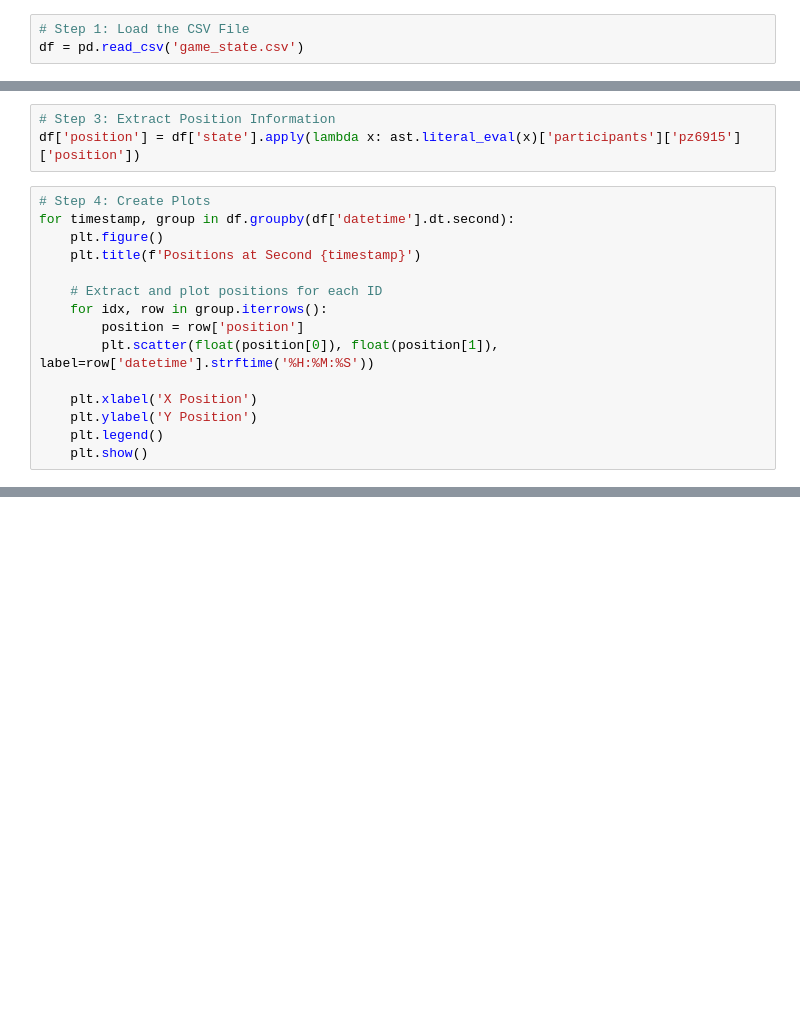
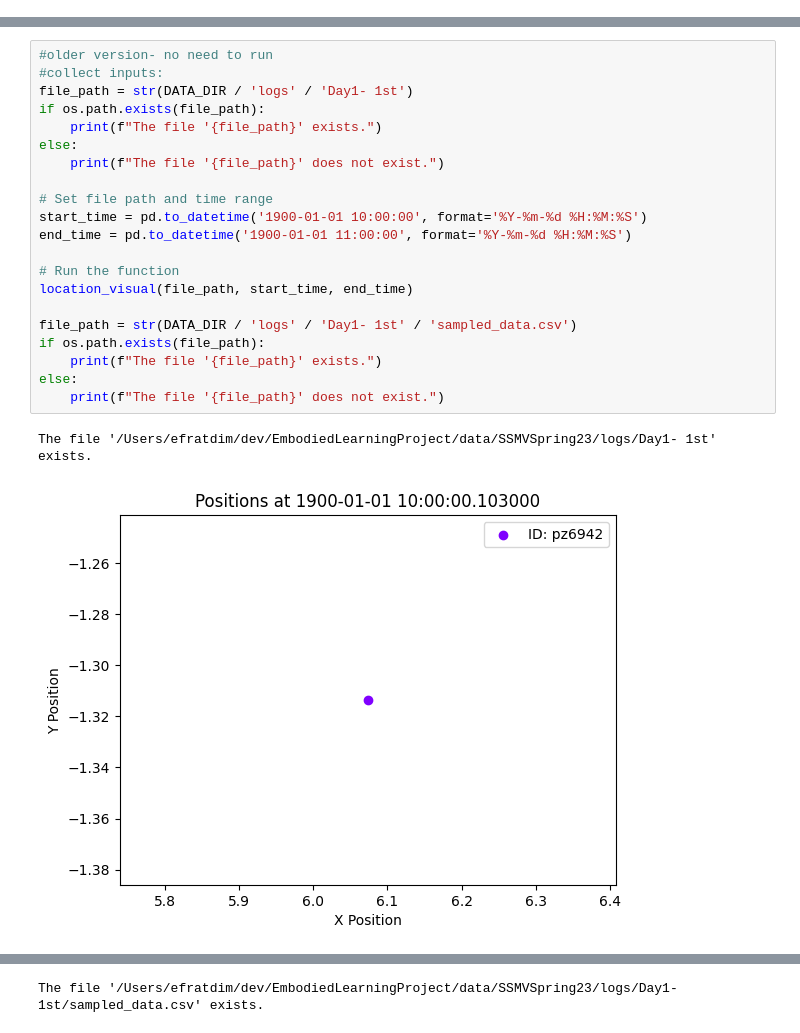
Before and after one commit to oele-isis-vanderbilt/EmbodiedLearningProject, a Jupyter notebook: scripts/PositionsVisualization.ipynb, the cells around one changed output, grey strips where cells are left out. Cells and saved outputs as stored; diff of their text form; blank space fills up the shorter version.

Commit message:
updating visualization script

```diff
--- a/scripts/PositionsVisualization.ipynb
+++ b/scripts/PositionsVisualization.ipynb
@@ -8,6 +12,3 @@ import ast
 CWD = pathlib.Path(os.path.abspath(""))
 GIT_ROOT = CWD.parent
 DATA_DIR = GIT_ROOT / "data" / 'SSMVSpring23'
-# %%
-# Step 1: Load the CSV File
-df = pd.read_csv('game_state.csv')
@@ -17,18 +14,0 @@ df['datetime'] = pd.to_datetime(df['datetime'], format='%Y-%m-%d %H:%M:%S.%f')
-# %%
-# Step 3: Extract Position Information
-df['position'] = df['state'].apply(lambda x: ast.literal_eval(x)['participants']['pz6915']['position'])
-# %%
-# Step 4: Create Plots
-for timestamp, group in df.groupby(df['datetime'].dt.second):
-    plt.figure()
-    plt.title(f'Positions at Second {timestamp}')
-
-    # Extract and plot positions for each ID
-    for idx, row in group.iterrows():
-        position = row['position']
-        plt.scatter(float(position[0]), float(position[1]), label=row['datetime'].strftime('%H:%M:%S'))
-
-    plt.xlabel('X Position')
-    plt.ylabel('Y Position')
-    plt.legend()
-    plt.show()
@@ -34,0 +80,24 @@ for timestamp, group in df.groupby(df['datetime'].dt.second):
+# %%
+#older version- no need to run
+#collect inputs:
+file_path = str(DATA_DIR / 'logs' / 'Day1- 1st')
+if os.path.exists(file_path):
+    print(f"The file '{file_path}' exists.")
+else:
+    print(f"The file '{file_path}' does not exist.")
+
+# Set file path and time range
+start_time = pd.to_datetime('1900-01-01 10:00:00', format='%Y-%m-%d %H:%M:%S')
+end_time = pd.to_datetime('1900-01-01 11:00:00', format='%Y-%m-%d %H:%M:%S')
+
+# Run the function
+location_visual(file_path, start_time, end_time)
+
+file_path = str(DATA_DIR / 'logs' / 'Day1- 1st' / 'sampled_data.csv')
+if os.path.exists(file_path):
+    print(f"The file '{file_path}' exists.")
+else:
+    print(f"The file '{file_path}' does not exist.")
+# %% [output]
+The file '/Users/efratdim/dev/EmbodiedLearningProject/data/SSMVSpring23/logs/Day1- 1st' exists.
+[figure, added]
@@ -34,0 +107 @@ for timestamp, group in df.groupby(df['datetime'].dt.second):
+The file '/Users/efratdim/dev/EmbodiedLearningProject/data/SSMVSpring23/logs/Day1- 1st/sampled_data.csv' exists.
```
Also changed, not shown: parts of 12 cells of this notebook, 1 other file.
